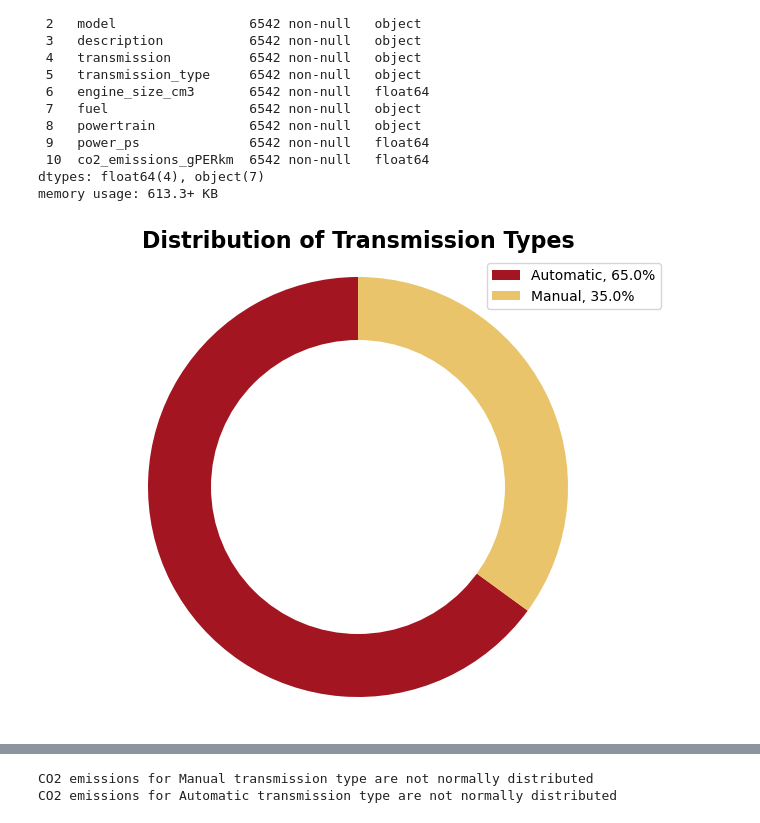
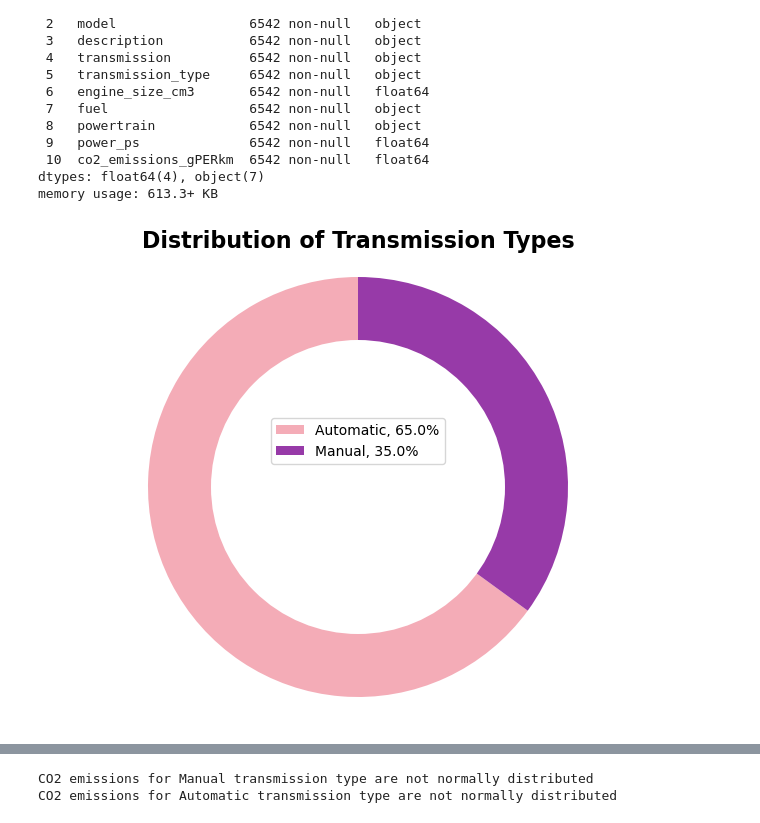
Before and after one commit to TheBoognish138/project_1_group_06, a Jupyter notebook: Isbelis_work/vehicle_emissions_EDA_question _version_3.ipynb, the cells around one changed output, grey strips where cells are left out. Saved outputs shown, nothing was run; the diff lists cells and outputs as text; code cells hidden in the pictures.

```diff
--- a/Isbelis_work/vehicle_emissions_EDA_question _version_3.ipynb
+++ b/Isbelis_work/vehicle_emissions_EDA_question _version_3.ipynb
@@ -166,33 +166,38 @@ memory usage: 613.3+ KB
 # %%
 # Step 1: Get the data
 data = df_emissions_clean.transmission_type.value_counts()
-colors = ["#a31621", "#e9c46a", "#5579c6", "#1f7a8c", "#db222a", "#708238", "#a8e4a0"]
+colors = ["#f4acb7", "#973aa8"]
+
 # Step 2: Make the canvas
 plt.figure(figsize=(8, 6))
 
 # Step 3: Make the plot
 patches, texts = plt.pie(data, colors=colors, shadow=False, startangle=90)
 
 # Step 3.5: Add in the donut hole
 # draw circle
 center_circle = plt.Circle((0, 0), 0.70, fc='white')
 fig = plt.gcf()
 
 # Adding Circle in Pie chart
 fig.gca().add_artist(center_circle)
 
 # finding percentages
 percentages = data.to_numpy() * 100 / data.to_numpy().sum()
 
+
 # Step 4: Customizations
 plt.title("Distribution of Transmission Types", fontweight="bold", fontsize=16)
-plt.legend(handles=patches, loc="best", labels = [f'{l}, {s:0.1f}%' for l, s in zip(data.index, percentages)])
+# plt.legend(handles=patches, loc="best", labels = [f'{l}, {s:0.1f}%' for l, s in zip(data.index, percentages)])
+plt.legend(handles=patches, bbox_to_anchor=(0.5, 0.6), loc='center', ncol=1,labels = [f'{l}, {s:0.1f}%' for l, s in zip(data.index, percentages)] )
+
 plt.axis("equal")
-
+# Save the figure
+plt.savefig("output_data/Distribution of Transmission Types.png")
 # Step 5: Save/Show
 plt.show()
 # %% [output]
-[figure, old version]
+[figure, new version]
 # %%
 data.head()
 # %% [output]
```
Also changed, not shown: parts of 10 cells of this notebook, 3 other files.
